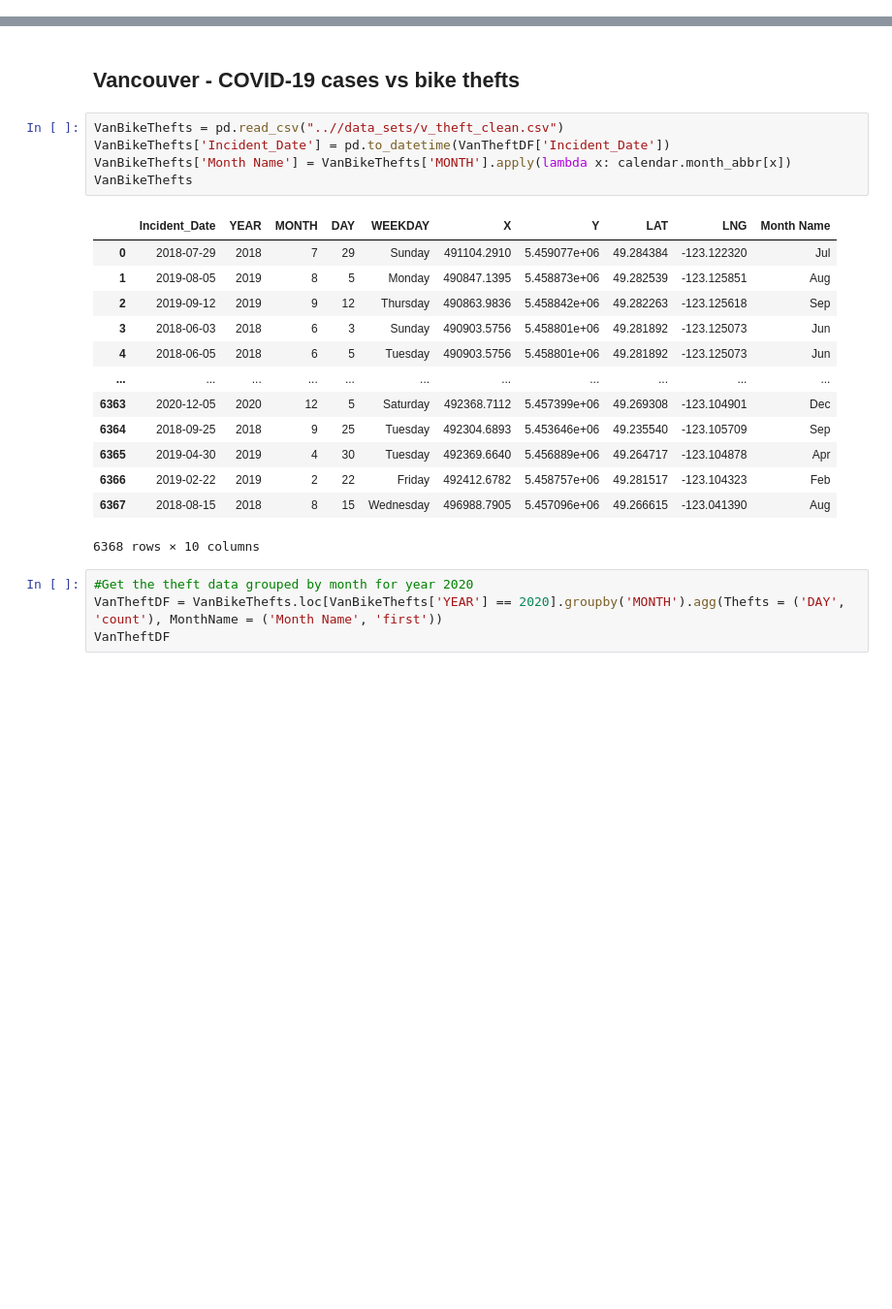
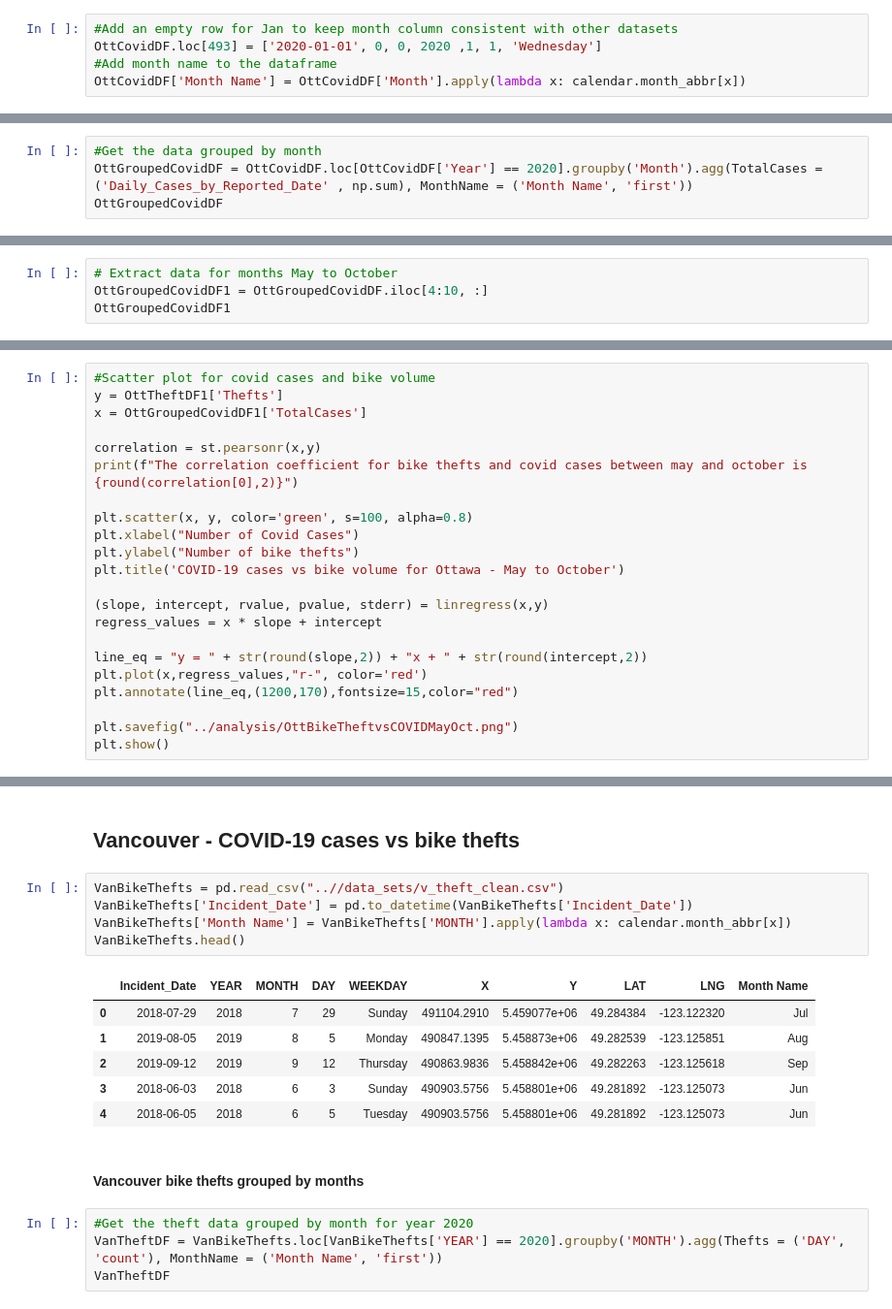
Before and after one commit to itspria/Bike-Theft-Analysis, a Jupyter notebook: code/data_analysis_covidcases.ipynb, the cells around one changed output, grey strips where cells are left out. Shown at 97% size. Drawn from its saved outputs; the diff is of its cells as text; blank space fills up the shorter version.

```diff
--- a/code/data_analysis_covidcases.ipynb
+++ b/code/data_analysis_covidcases.ipynb
@@ -321,0 +160,5 @@ The correlation coefficient for bike volume and covid cases is 0.15. This implie
+# %%
+#Add an empty row for Jan to keep month column consistent with other datasets
+OttCovidDF.loc[493] = ['2020-01-01', 0, 0, 2020 ,1, 1, 'Wednesday']
+#Add month name to the dataframe
+OttCovidDF['Month Name'] = OttCovidDF['Month'].apply(lambda x: calendar.month_abbr[x])
@@ -321,0 +167,4 @@ The correlation coefficient for bike volume and covid cases is 0.15. This implie
+# %%
+#Get the data grouped by month
+OttGroupedCovidDF = OttCovidDF.loc[OttCovidDF['Year'] == 2020].groupby('Month').agg(TotalCases = ('Daily_Cases_by_Reported_Date' , np.sum), MonthName = ('Month Name', 'first'))
+OttGroupedCovidDF
@@ -321,0 +302,4 @@ The correlation coefficient for bike volume and covid cases is 0.15. This implie
+# %%
+# Extract data for months May to October
+OttGroupedCovidDF1 = OttGroupedCovidDF.iloc[4:10, :]
+OttGroupedCovidDF1
@@ -321,0 +772,22 @@ The correlation coefficient for bike volume and covid cases is 0.15. This implie
+# %%
+#Scatter plot for covid cases and bike volume
+y = OttTheftDF1['Thefts']
+x = OttGroupedCovidDF1['TotalCases']
+
+correlation = st.pearsonr(x,y)
+print(f"The correlation coefficient for bike thefts and covid cases between may and october is {round(correlation[0],2)}")
+
+plt.scatter(x, y, color='green', s=100, alpha=0.8)
+plt.xlabel("Number of Covid Cases")
+plt.ylabel("Number of bike thefts")
+plt.title('COVID-19 cases vs bike volume for Ottawa - May to October')
+
+(slope, intercept, rvalue, pvalue, stderr) = linregress(x,y)
+regress_values = x * slope + intercept
+
+line_eq = "y = " + str(round(slope,2)) + "x + " + str(round(intercept,2))
+plt.plot(x,regress_values,"r-", color='red')
+plt.annotate(line_eq,(1200,170),fontsize=15,color="red")
+
+plt.savefig("../analysis/OttBikeTheftvsCOVIDMayOct.png")
+plt.show()
@@ -323,23 +804,18 @@ The correlation coefficient for bike volume and covid cases is 0.15. This implie
 ## Vancouver - COVID-19 cases vs bike thefts
 # %%
 VanBikeThefts = pd.read_csv("..//data_sets/v_theft_clean.csv")
-VanBikeThefts['Incident_Date'] = pd.to_datetime(VanTheftDF['Incident_Date'])
+VanBikeThefts['Incident_Date'] = pd.to_datetime(VanBikeThefts['Incident_Date'])
 VanBikeThefts['Month Name'] = VanBikeThefts['MONTH'].apply(lambda x: calendar.month_abbr[x])
-VanBikeThefts
+VanBikeThefts.head()
 # %% [output]
 |  | Incident_Date | YEAR | MONTH | DAY | WEEKDAY | X | Y | LAT | LNG | Month Name |
 | 0 | 2018-07-29 | 2018 | 7 | 29 | Sunday | 491104.2910 | 5.459077e+06 | 49.284384 | -123.122320 | Jul |
 | 1 | 2019-08-05 | 2019 | 8 | 5 | Monday | 490847.1395 | 5.458873e+06 | 49.282539 | -123.125851 | Aug |
 | 2 | 2019-09-12 | 2019 | 9 | 12 | Thursday | 490863.9836 | 5.458842e+06 | 49.282263 | -123.125618 | Sep |
 | 3 | 2018-06-03 | 2018 | 6 | 3 | Sunday | 490903.5756 | 5.458801e+06 | 49.281892 | -123.125073 | Jun |
 | 4 | 2018-06-05 | 2018 | 6 | 5 | Tuesday | 490903.5756 | 5.458801e+06 | 49.281892 | -123.125073 | Jun |
-| ... | ... | ... | ... | ... | ... | ... | ... | ... | ... | ... |
-| 6363 | 2020-12-05 | 2020 | 12 | 5 | Saturday | 492368.7112 | 5.457399e+06 | 49.269308 | -123.104901 | Dec |
-| 6364 | 2018-09-25 | 2018 | 9 | 25 | Tuesday | 492304.6893 | 5.453646e+06 | 49.235540 | -123.105709 | Sep |
-| 6365 | 2019-04-30 | 2019 | 4 | 30 | Tuesday | 492369.6640 | 5.456889e+06 | 49.264717 | -123.104878 | Apr |
-| 6366 | 2019-02-22 | 2019 | 2 | 22 | Friday | 492412.6782 | 5.458757e+06 | 49.281517 | -123.104323 | Feb |
-| 6367 | 2018-08-15 | 2018 | 8 | 15 | Wednesday | 496988.7905 | 5.457096e+06 | 49.266615 | -123.041390 | Aug |
-6368 rows × 10 columns
+# %% [markdown]
+#### Vancouver bike thefts grouped by months
 # %%
 #Get the theft data grouped by month for year 2020
 VanTheftDF = VanBikeThefts.loc[VanBikeThefts['YEAR'] == 2020].groupby('MONTH').agg(Thefts = ('DAY', 'count'), MonthName = ('Month Name', 'first'))
```
Also changed, not shown: parts of 95 cells of this notebook, 1 other file.
